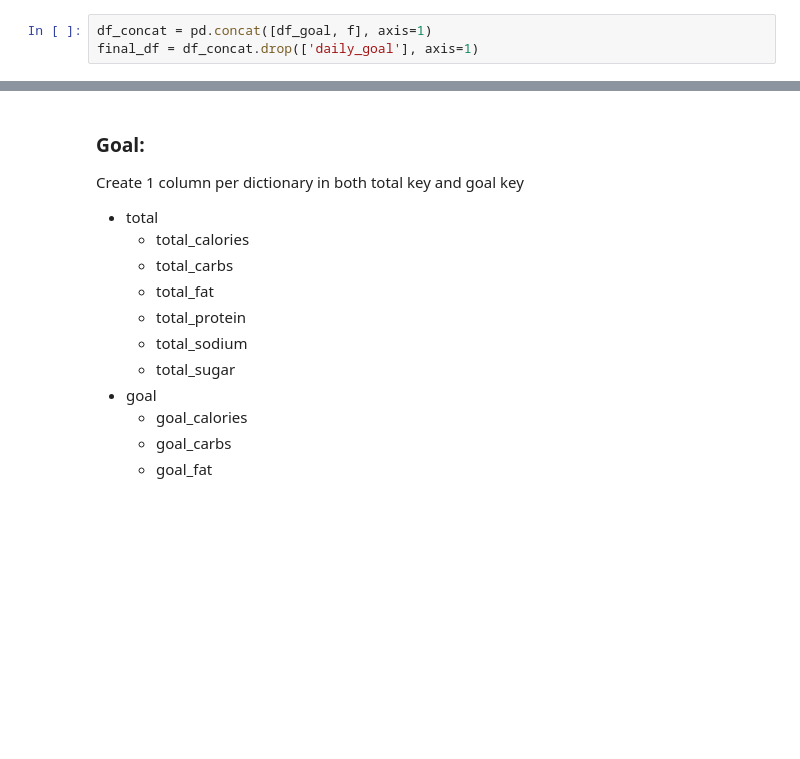
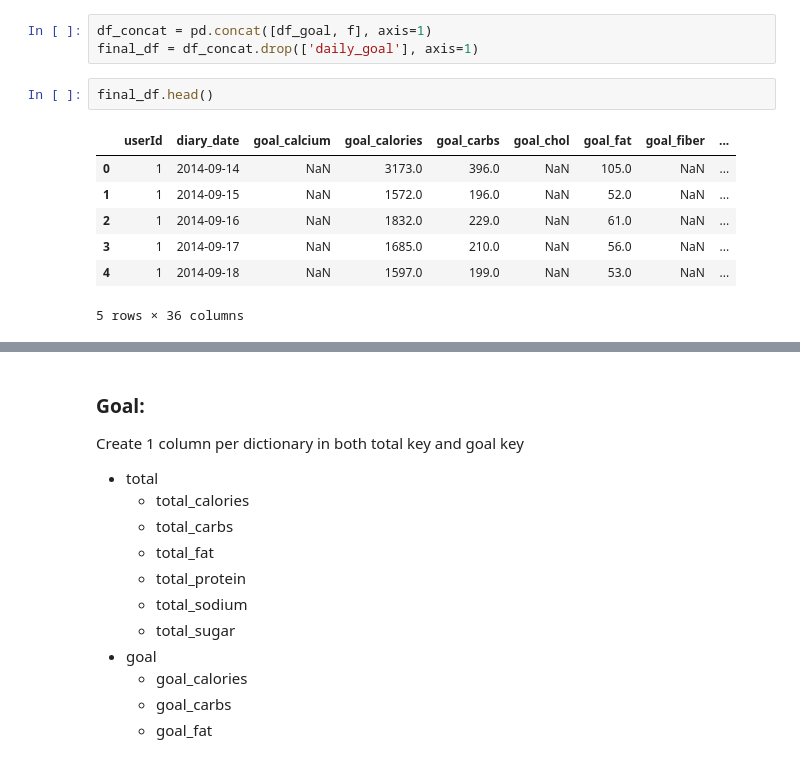
Before and after one commit to rokaandy/mfp-nutrition-survival-analysis, a Jupyter notebook: nutrition.ipynb, the cells around one changed output, grey strips where cells are left out. Saved outputs shown, nothing was run; the diff lists cells and outputs as text; blank space fills up the shorter version.

```diff
--- a/nutrition.ipynb
+++ b/nutrition.ipynb
@@ -113,3 +116,13 @@ f = pd.DataFrame(final_parsed_dict())
 # %%
 df_concat = pd.concat([df_goal, f], axis=1)
 final_df = df_concat.drop(['daily_goal'], axis=1)
+# %%
+final_df.head()
+# %% [output]
+|  | userId | diary_date | goal_calcium | goal_calories | goal_carbs | goal_chol | goal_fat | goal_fiber | ... |
+| 0 | 1 | 2014-09-14 | NaN | 3173.0 | 396.0 | NaN | 105.0 | NaN | ... |
+| 1 | 1 | 2014-09-15 | NaN | 1572.0 | 196.0 | NaN | 52.0 | NaN | ... |
+| 2 | 1 | 2014-09-16 | NaN | 1832.0 | 229.0 | NaN | 61.0 | NaN | ... |
+| 3 | 1 | 2014-09-17 | NaN | 1685.0 | 210.0 | NaN | 56.0 | NaN | ... |
+| 4 | 1 | 2014-09-18 | NaN | 1597.0 | 199.0 | NaN | 53.0 | NaN | ... |
+5 rows × 36 columns
```
Also changed, not shown: parts of 30 cells of this notebook.
